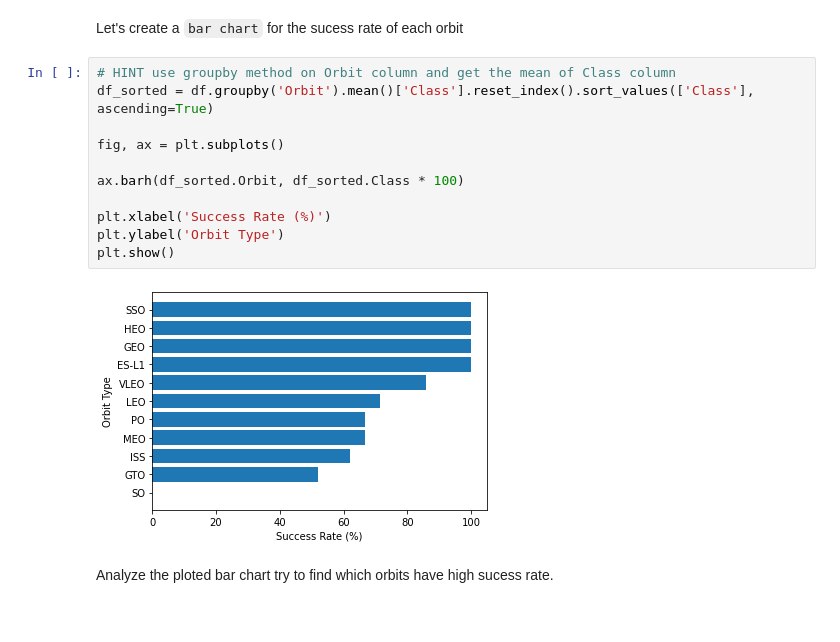
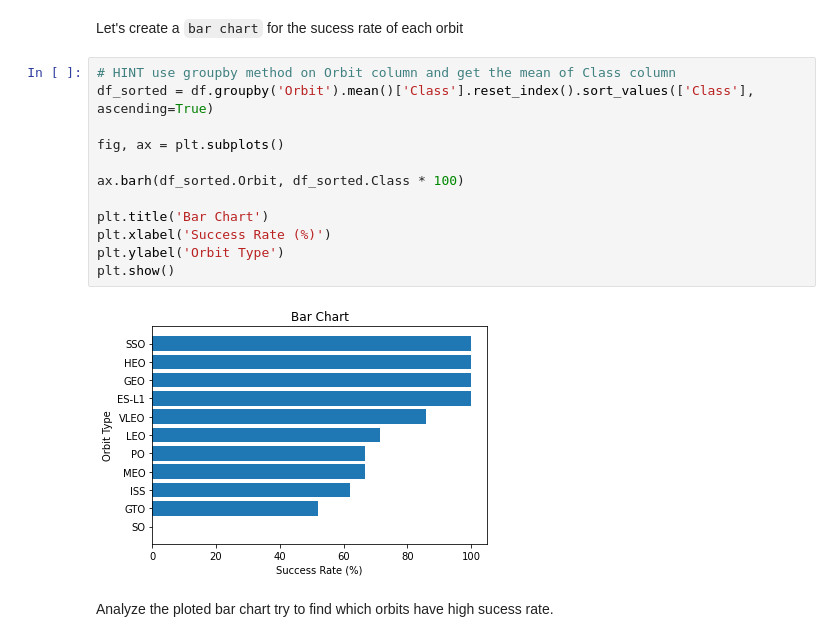
Before and after one commit to italollima/DS_IBM, a Jupyter notebook: EDA with Visualization.ipynb, the cells around one changed output. Cells and saved outputs as stored; diff of their text form.

```diff
--- a/EDA with Visualization.ipynb
+++ b/EDA with Visualization.ipynb
@@ -115,16 +115,17 @@ Let's create a `bar chart` for the sucess rate of each orbit
 # %%
 # HINT use groupby method on Orbit column and get the mean of Class column
 df_sorted = df.groupby('Orbit').mean()['Class'].reset_index().sort_values(['Class'], ascending=True)
 
 fig, ax = plt.subplots()
 
 ax.barh(df_sorted.Orbit, df_sorted.Class * 100)
 
+plt.title('Bar Chart')
 plt.xlabel('Success Rate (%)')
 plt.ylabel('Orbit Type')
 plt.show()
 # %% [output]
-[figure, old version]
+[figure, new version]
 # %% [markdown]
 Analyze the ploted bar chart try to find which orbits have high sucess rate.
 # %% [markdown]
```
Also changed, not shown: parts of 5 cells of this notebook.
